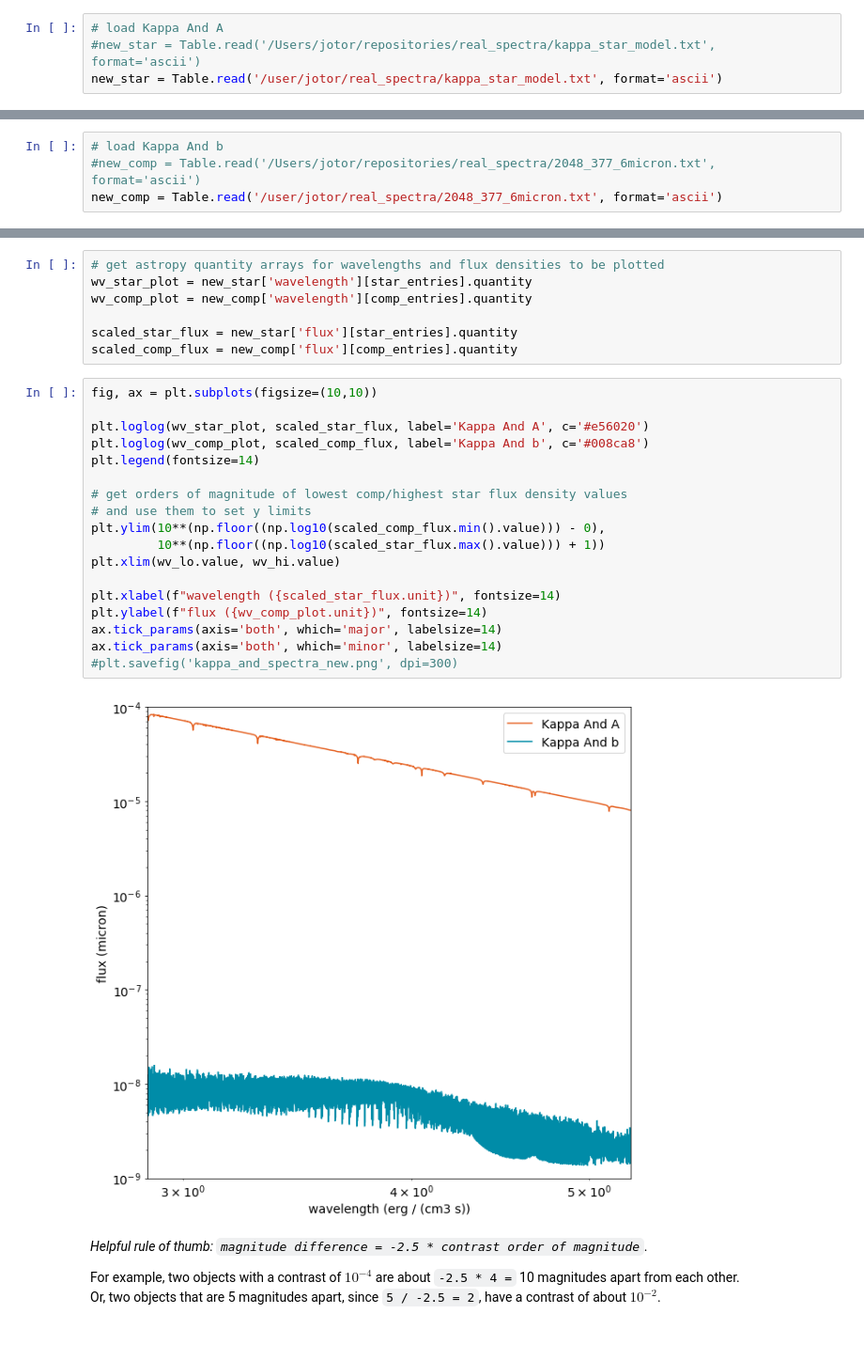
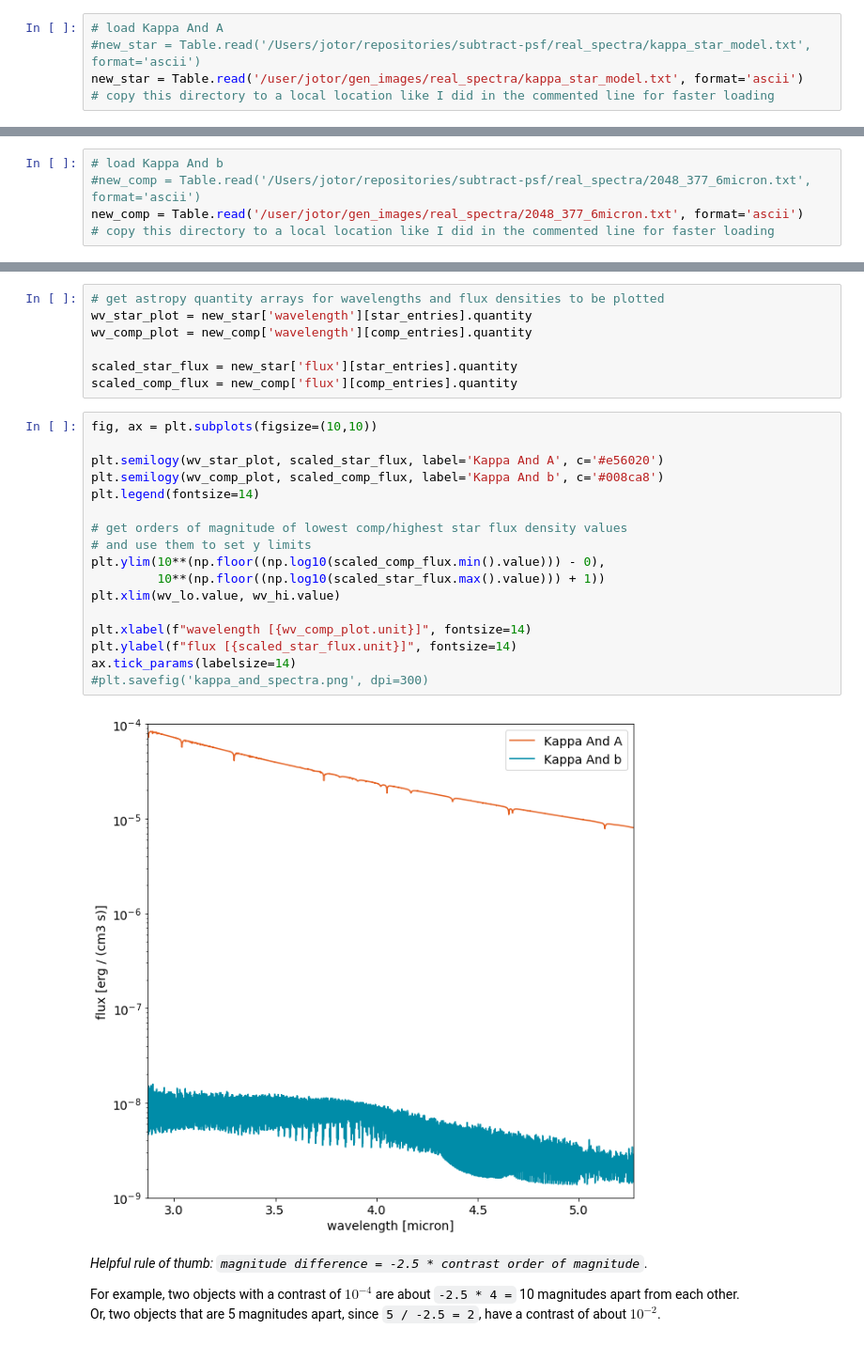
Before and after one commit to ojustino/subtract_psf, a Jupyter notebook: notebooks/inject_kappa_and.ipynb, the cells around one changed output, grey strips where cells are left out. Shown at 94% size. Cells and saved outputs as stored; diff of their text form.

```diff
--- a/notebooks/inject_kappa_and.ipynb
+++ b/notebooks/inject_kappa_and.ipynb
@@ -69,8 +69,9 @@ distance is 51.60 pc; separation in physical units is 55.00 AU.
 this means the apparent separation is 1.066 arcsec.
 # %%
 # load Kappa And A
-#new_star = Table.read('/Users/jotor/repositories/real_spectra/kappa_star_model.txt', format='ascii')
-new_star = Table.read('/user/jotor/real_spectra/kappa_star_model.txt', format='ascii')
+#new_star = Table.read('/Users/jotor/repositories/subtract-psf/real_spectra/kappa_star_model.txt', format='ascii')
+new_star = Table.read('/user/jotor/gen_images/real_spectra/kappa_star_model.txt', format='ascii')
+# copy this directory to a local location like I did in the commented line for faster loading
 # %%
 # order and name columns for proper reading in KlipRetrieve
 new_star.rename_column('col2', 'wavelength')
@@ -86,8 +87,9 @@ new_star['flux'].unit = u.erg / u.s / u.cm**2 / u.cm / u.sr
 new_star['flux'] = (new_star['flux'] * np.pi * (rad_kapA / dist_kap * u.rad)**2).to(flux_units)
 # %%
 # load Kappa And b
-#new_comp = Table.read('/Users/jotor/repositories/real_spectra/2048_377_6micron.txt', format='ascii')
-new_comp = Table.read('/user/jotor/real_spectra/2048_377_6micron.txt', format='ascii')
+#new_comp = Table.read('/Users/jotor/repositories/subtract-psf/real_spectra/2048_377_6micron.txt', format='ascii')
+new_comp = Table.read('/user/jotor/gen_images/real_spectra/2048_377_6micron.txt', format='ascii')
+# copy this directory to a local location like I did in the commented line for faster loading
 # %%
 # order and name columns for proper reading in KlipRetrieve
 new_comp.rename_column('col2', 'wavelength')
@@ -122,23 +124,22 @@ scaled_comp_flux = new_comp['flux'][comp_entries].quantity
 # %%
 fig, ax = plt.subplots(figsize=(10,10))
 
-plt.loglog(wv_star_plot, scaled_star_flux, label='Kappa And A', c='#e56020')
-plt.loglog(wv_comp_plot, scaled_comp_flux, label='Kappa And b', c='#008ca8')
+plt.semilogy(wv_star_plot, scaled_star_flux, label='Kappa And A', c='#e56020')
+plt.semilogy(wv_comp_plot, scaled_comp_flux, label='Kappa And b', c='#008ca8')
 plt.legend(fontsize=14)
 
 # get orders of magnitude of lowest comp/highest star flux density values
 # and use them to set y limits
 plt.ylim(10**(np.floor((np.log10(scaled_comp_flux.min().value))) - 0),
          10**(np.floor((np.log10(scaled_star_flux.max().value))) + 1))
 plt.xlim(wv_lo.value, wv_hi.value)
 
-plt.xlabel(f"wavelength ({scaled_star_flux.unit})", fontsize=14)
-plt.ylabel(f"flux ({wv_comp_plot.unit})", fontsize=14)
-ax.tick_params(axis='both', which='major', labelsize=14)
-ax.tick_params(axis='both', which='minor', labelsize=14)
-#plt.savefig('kappa_and_spectra_new.png', dpi=300)
+plt.xlabel(f"wavelength [{wv_comp_plot.unit}]", fontsize=14)
+plt.ylabel(f"flux [{scaled_star_flux.unit}]", fontsize=14)
+ax.tick_params(labelsize=14)
+#plt.savefig('kappa_and_spectra.png', dpi=300)
 # %% [output]
-[figure, old version]
+[figure, new version]
 # %% [markdown]
 *Helpful rule of thumb: `magnitude difference = -2.5 * contrast order of magnitude`*.
 
```
Also changed, not shown: parts of 7 cells of this notebook, 4 other files.
